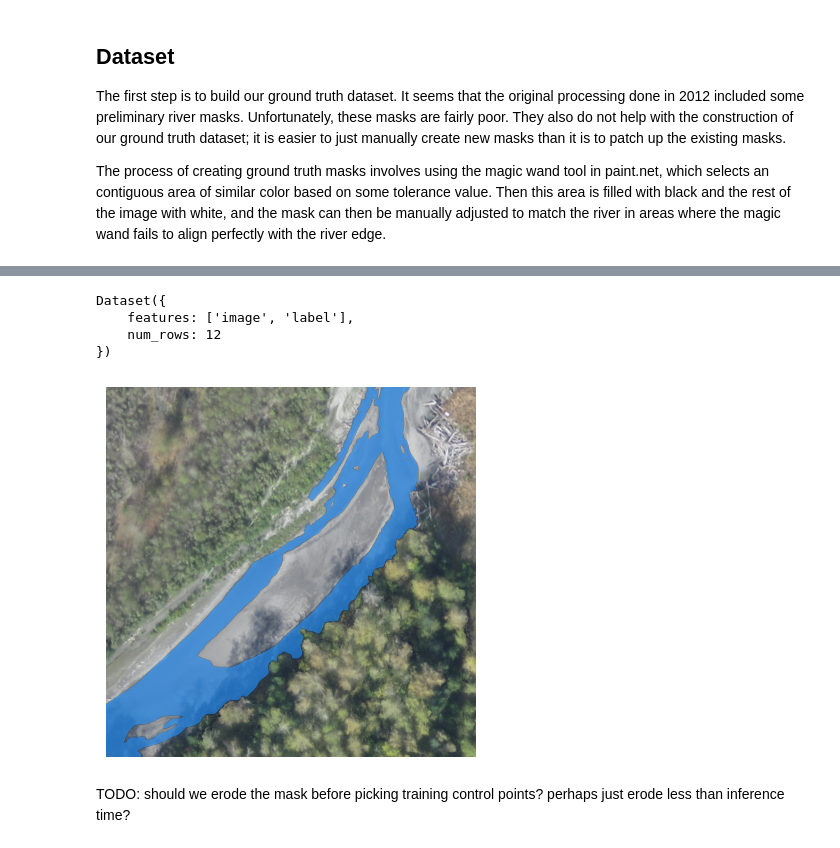
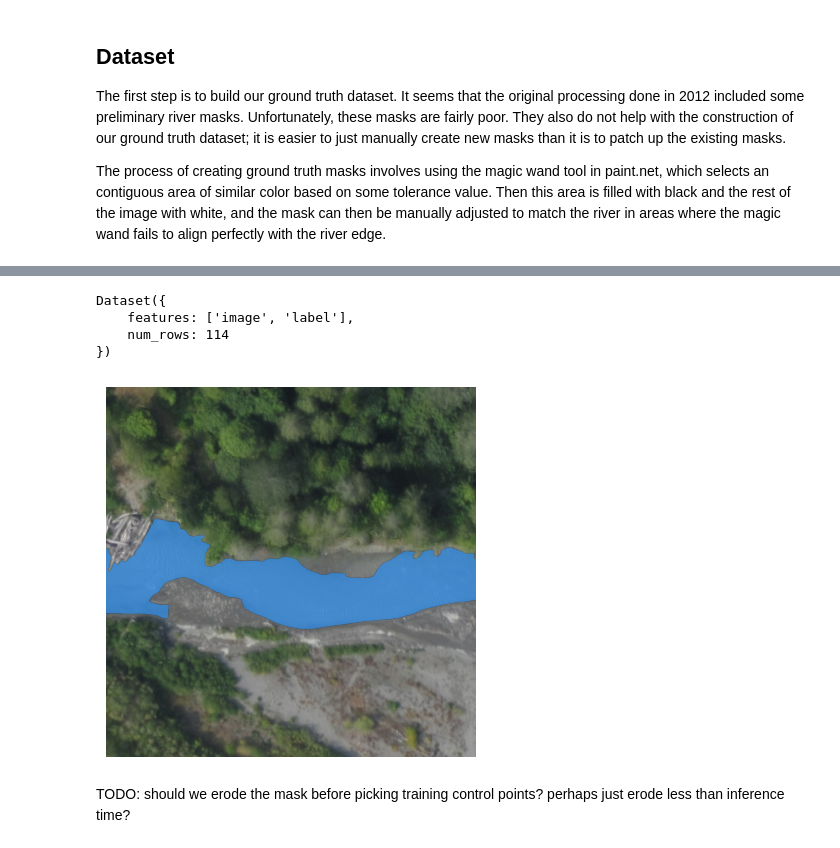
Before and after one commit to StefanTodoran/elwha-segmentation, a Jupyter notebook: book/chapters/masking.ipynb, the cells around one changed output, grey strips where cells are left out. Saved outputs shown, nothing was run; the diff lists cells and outputs as text; code cells hidden in the pictures.

```diff
--- a/book/chapters/masking.ipynb
+++ b/book/chapters/masking.ipynb
@@ -26,12 +31,12 @@ The difference in reflectance then results in the contrast between the river and
 from datasets import load_dataset, Dataset
 
 # TODO: not sure if this is actually Dataset type, load_dataset can return one of many types
-dataset: Dataset = load_dataset("stodoran/elwha-segmentation-tiny", split="validation") # type: ignore
+dataset: Dataset = load_dataset("stodoran/elwha-segmentation-tiny", split="train") # type: ignore
 print(dataset)
 # %% [output]
 Dataset({
     features: ['image', 'label'],
-    num_rows: 12
+    num_rows: 114
 })
 # %%
 import numpy as np
@@ -61,10 +66,11 @@ def previewDatapoint(datapoint, points = None):
     if points: showControlPoints(*points, axes) # type: ignore
 
     axes.axis("off")
-# %%
-previewDatapoint(dataset[0])
-# %% [output]
-[figure, removed]
+# %%
+sample_datapoint = dataset[5]
+previewDatapoint(sample_datapoint)
+# %% [output]
+[figure, added]
 # %%
 np.random.seed(0)
 # %%
```
Also changed, not shown: parts of 21 cells of this notebook, 4 other files.
